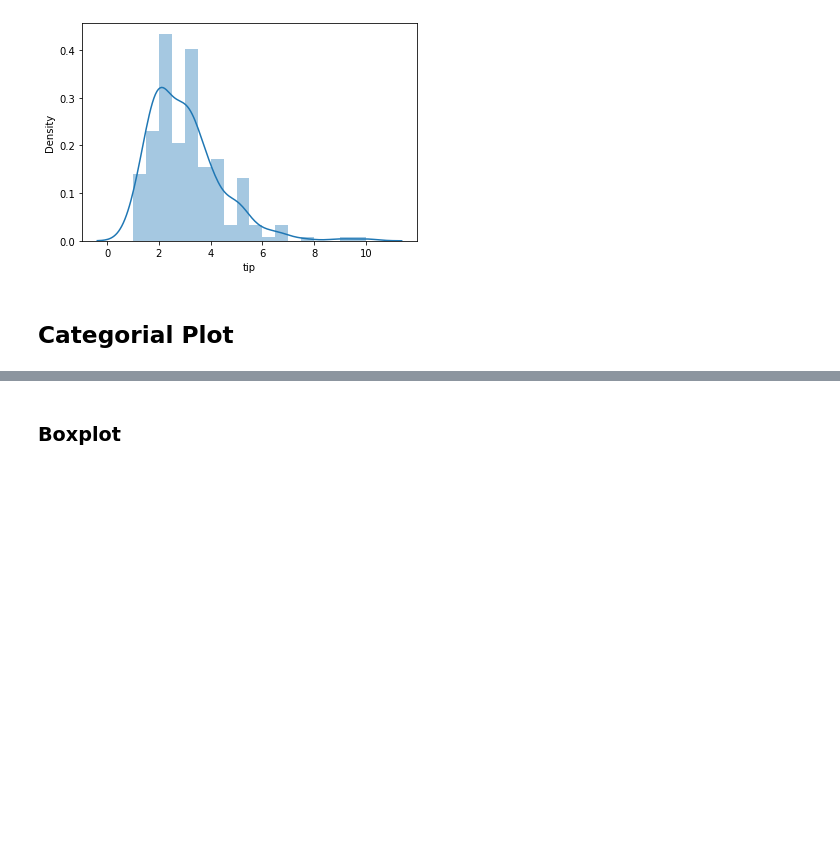
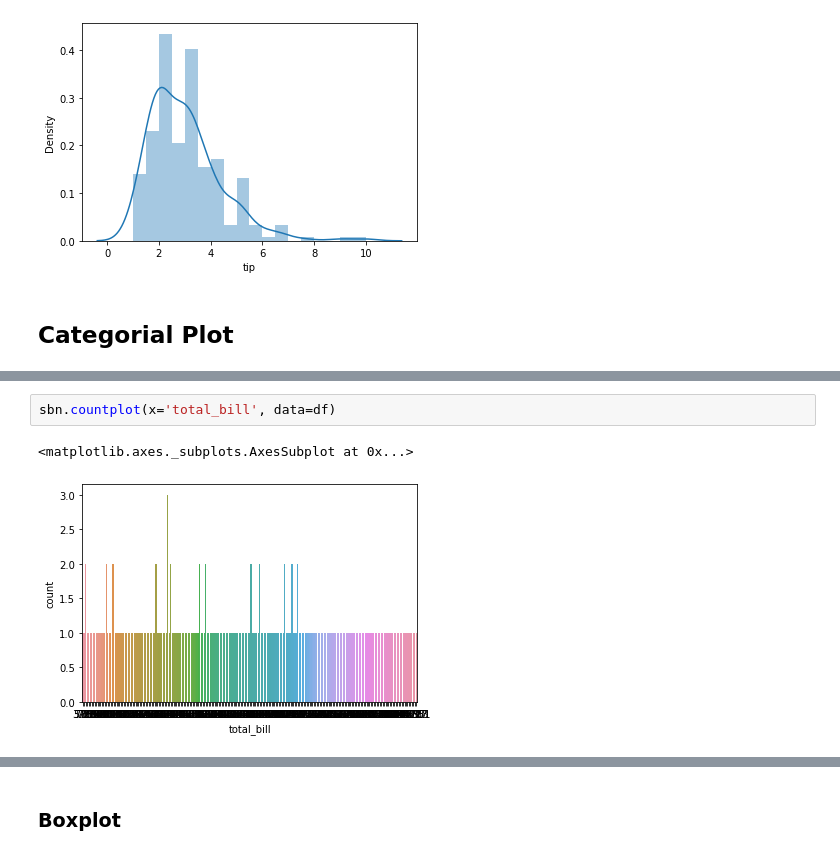
Before and after one commit to SaM-0777/python-ml, a Jupyter notebook: Plotting.ipynb, the cells around one changed output, grey strips where cells are left out. Cells and saved outputs as stored; diff of their text form; blank space fills up the shorter version.

```diff
--- a/Plotting.ipynb
+++ b/Plotting.ipynb
@@ -95,0 +103,5 @@ sbn.distplot(df['tip'])
+# %%
+sbn.countplot(x='total_bill', data=df)
+# %% [output]
+<matplotlib.axes._subplots.AxesSubplot at 0x...>
+[figure, added]
```
Also changed, not shown: parts of 10 cells of this notebook.
